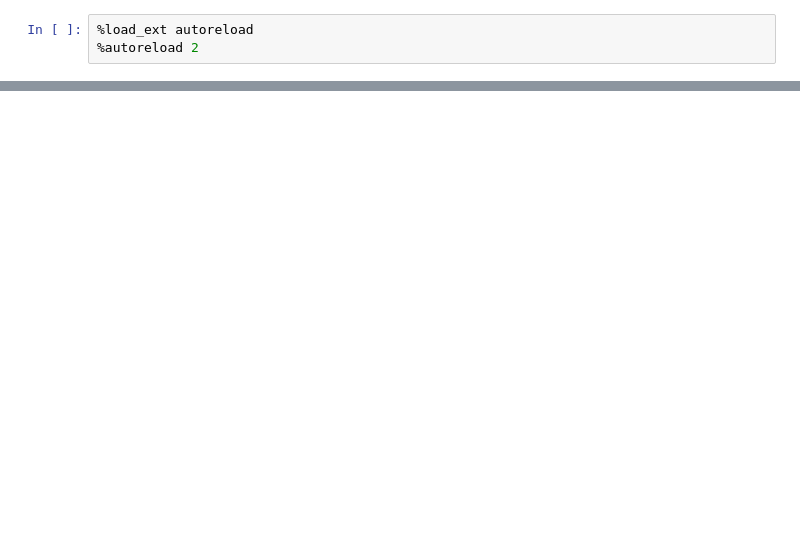
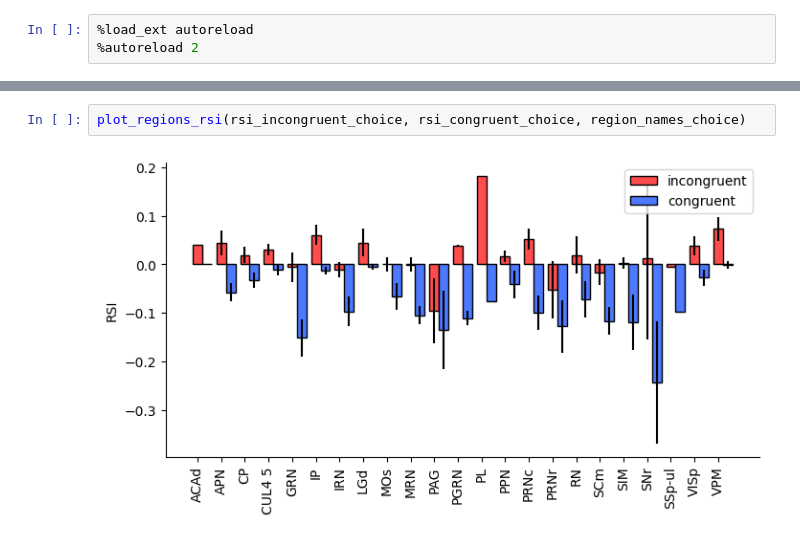
Before and after one commit to debottamKundu/ibl-partial-info-decomp, a Jupyter notebook: notebooks/subset_decoders.ipynb, the cells around one changed output, grey strips where cells are left out. Cells and saved outputs as stored; diff of their text form; blank space fills up the shorter version.

```diff
--- a/notebooks/subset_decoders.ipynb
+++ b/notebooks/subset_decoders.ipynb
@@ -230,0 +72,4 @@ recom_rsi_congruent_sems, recom_rsi_incongruent_sems, recom_redundancy_sems, rec
+# %%
+plot_regions_rsi(rsi_incongruent_choice, rsi_congruent_choice, region_names_choice)
+# %% [output]
+[figure, added]
```
Also changed, not shown: parts of 45 cells of this notebook, 4 other files.
